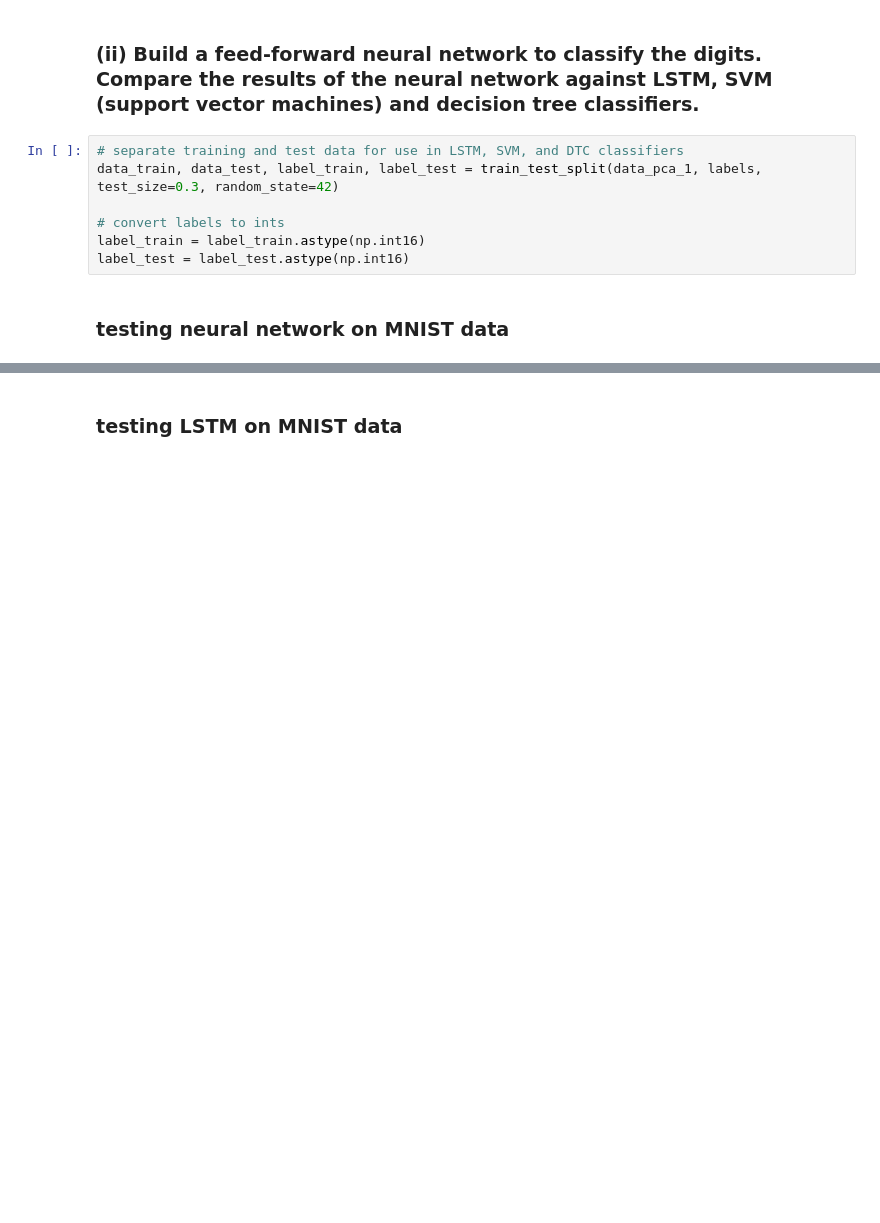
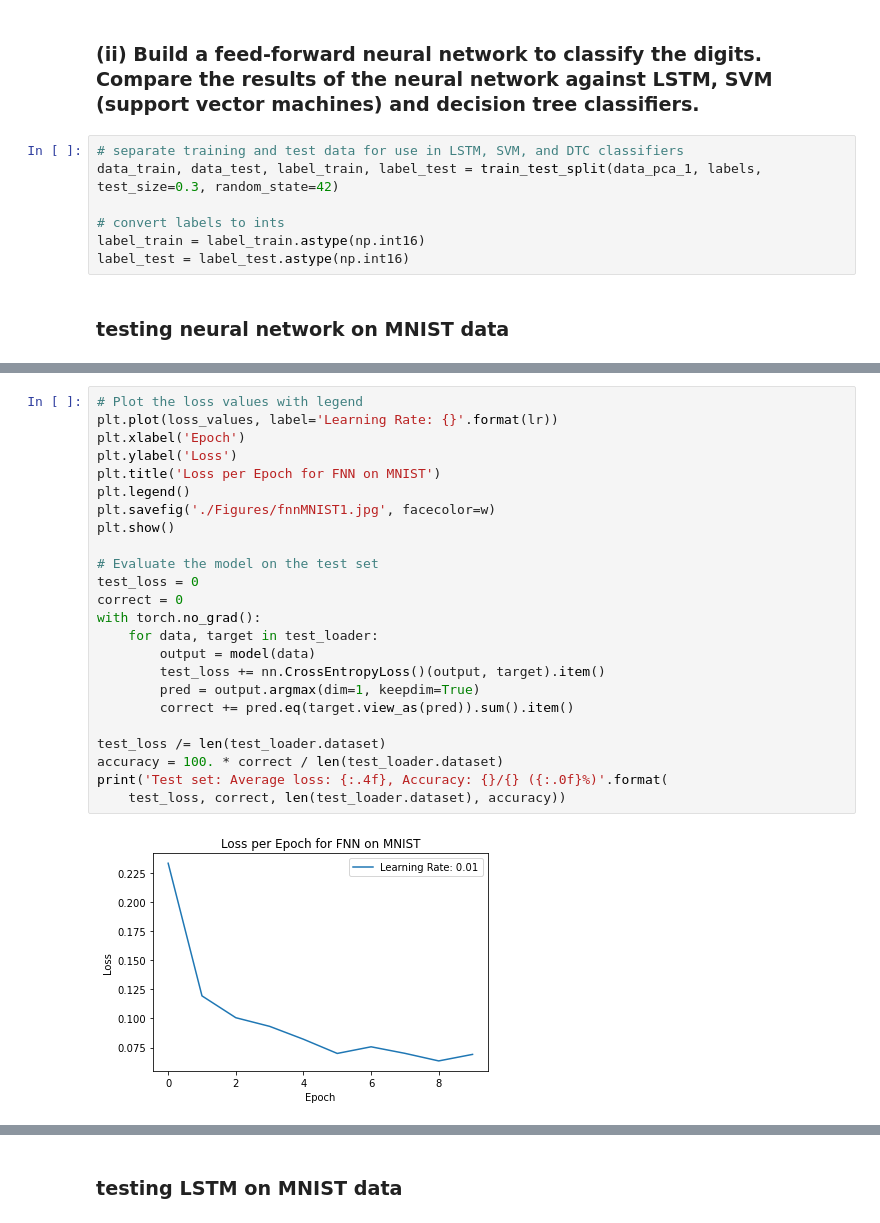
Before and after one commit to ewan-lister/EE-399, a Jupyter notebook: Homework/HW4/HW4_Code.ipynb, the cells around one changed output, grey strips where cells are left out. Saved outputs shown, nothing was run; the diff lists cells and outputs as text; blank space fills up the shorter version.

```diff
--- a/Homework/HW4/HW4_Code.ipynb
+++ b/Homework/HW4/HW4_Code.ipynb
@@ -323,0 +407,26 @@ Test set: Average loss: 0.0006, Accuracy: 9775/10000 (98%)
+# %%
+# Plot the loss values with legend
+plt.plot(loss_values, label='Learning Rate: {}'.format(lr))
+plt.xlabel('Epoch')
+plt.ylabel('Loss')
+plt.title('Loss per Epoch for FNN on MNIST')
+plt.legend()
+plt.savefig('./Figures/fnnMNIST1.jpg', facecolor=w)
+plt.show()
+
+# Evaluate the model on the test set
+test_loss = 0
+correct = 0
+with torch.no_grad():
+    for data, target in test_loader:
+        output = model(data)
+        test_loss += nn.CrossEntropyLoss()(output, target).item()
+        pred = output.argmax(dim=1, keepdim=True)
+        correct += pred.eq(target.view_as(pred)).sum().item()
+
+test_loss /= len(test_loader.dataset)
+accuracy = 100. * correct / len(test_loader.dataset)
+print('Test set: Average loss: {:.4f}, Accuracy: {}/{} ({:.0f}%)'.format(
+    test_loss, correct, len(test_loader.dataset), accuracy))
+# %% [output]
+[figure, added]
```
Also changed, not shown: parts of 9 cells of this notebook.
